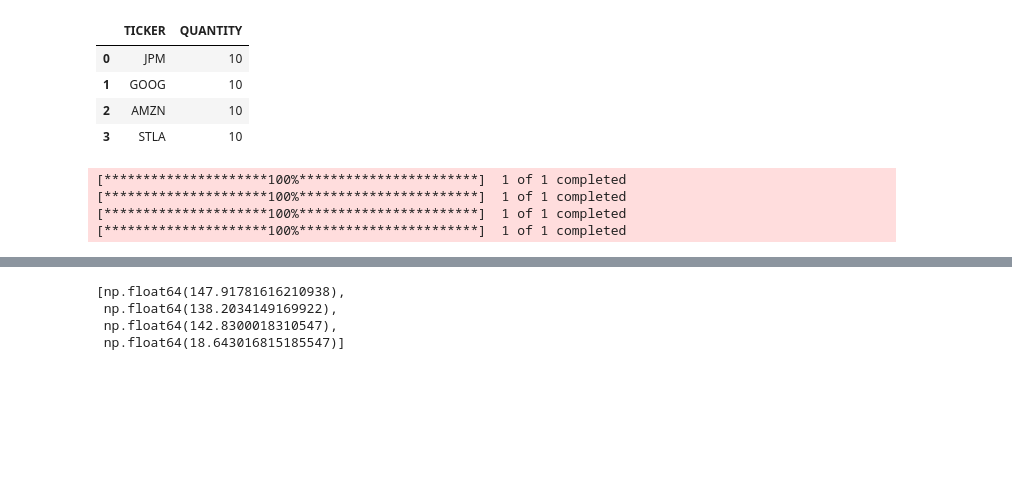
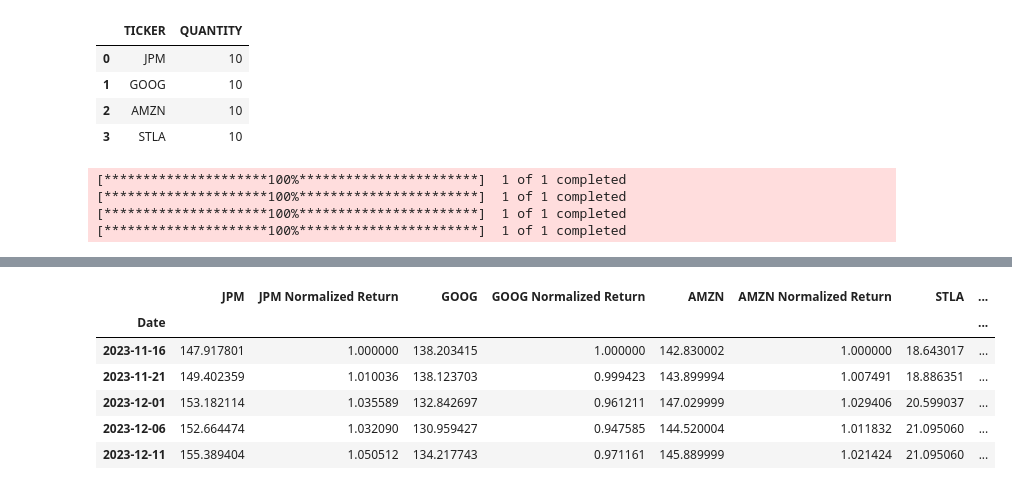
Before and after one commit to apakr/portfolio_analyzer, a Jupyter notebook: monte_scratchwork.ipynb, the cells around one changed output, grey strips where cells are left out. Drawn from its saved outputs; the diff is of its cells as text; code cells hidden in the pictures; blank space fills up the shorter version.

```diff
--- a/monte_scratchwork.ipynb
+++ b/monte_scratchwork.ipynb
@@ -82,10 +82,13 @@ for ticker in portf.iloc[:,0]:
 og_alloc = []
 for ticker in portf.iloc[:,0]:
     og_alloc.append(retdf.iloc[0][ticker])
-# %%
-og_alloc
-# %% [output]
-[np.float64(147.91781616210938),
- np.float64(138.2034149169922),
- np.float64(142.8300018310547),
- np.float64(18.643016815185547)]
+# %%
+retdf.head()
+# %% [output]
+|  | JPM | JPM Normalized Return | GOOG | GOOG Normalized Return | AMZN | AMZN Normalized Return | STLA | ... |
+| Date |  |  |  |  |  |  |  | ... |
+| 2023-11-16 | 147.917801 | 1.000000 | 138.203415 | 1.000000 | 142.830002 | 1.000000 | 18.643017 | ... |
+| 2023-11-21 | 149.402359 | 1.010036 | 138.123703 | 0.999423 | 143.899994 | 1.007491 | 18.886351 | ... |
+| 2023-12-01 | 153.182114 | 1.035589 | 132.842697 | 0.961211 | 147.029999 | 1.029406 | 20.599037 | ... |
+| 2023-12-06 | 152.664474 | 1.032090 | 130.959427 | 0.947585 | 144.520004 | 1.011832 | 21.095060 | ... |
+| 2023-12-11 | 155.389404 | 1.050512 | 134.217743 | 0.971161 | 145.889999 | 1.021424 | 21.095060 | ... |
```
Also changed, not shown: parts of 17 cells of this notebook.
